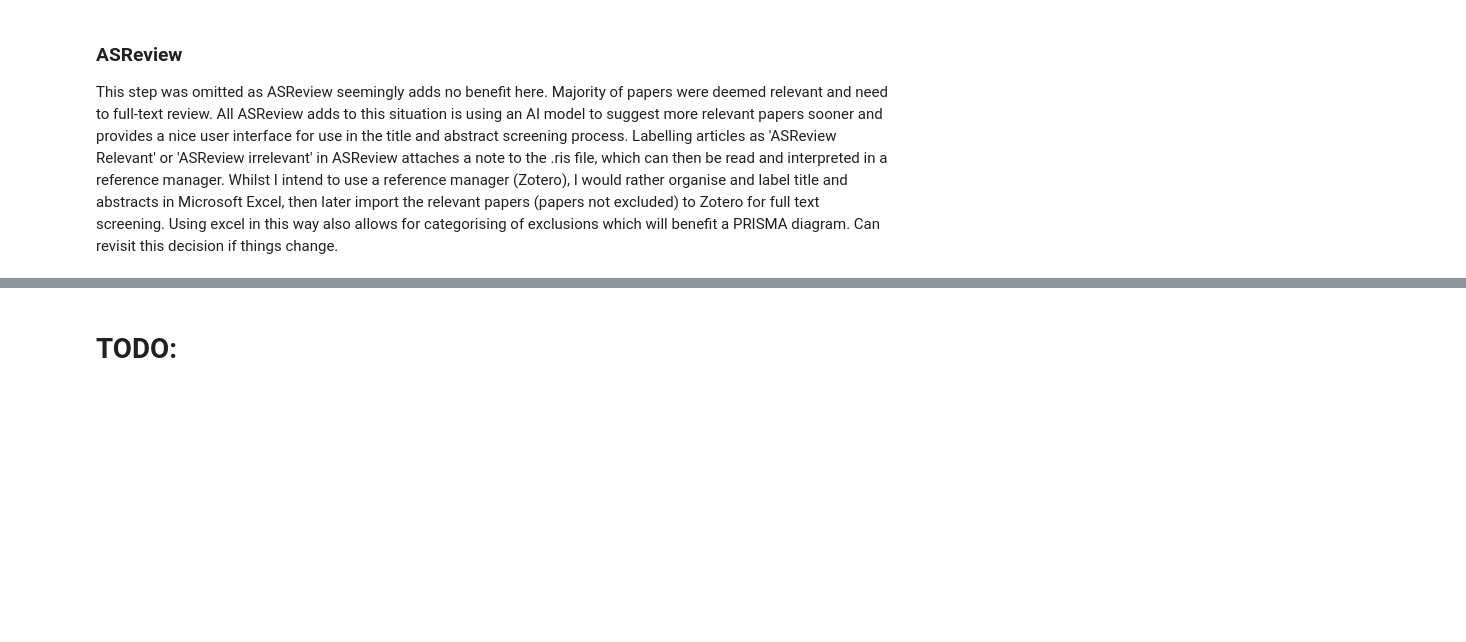
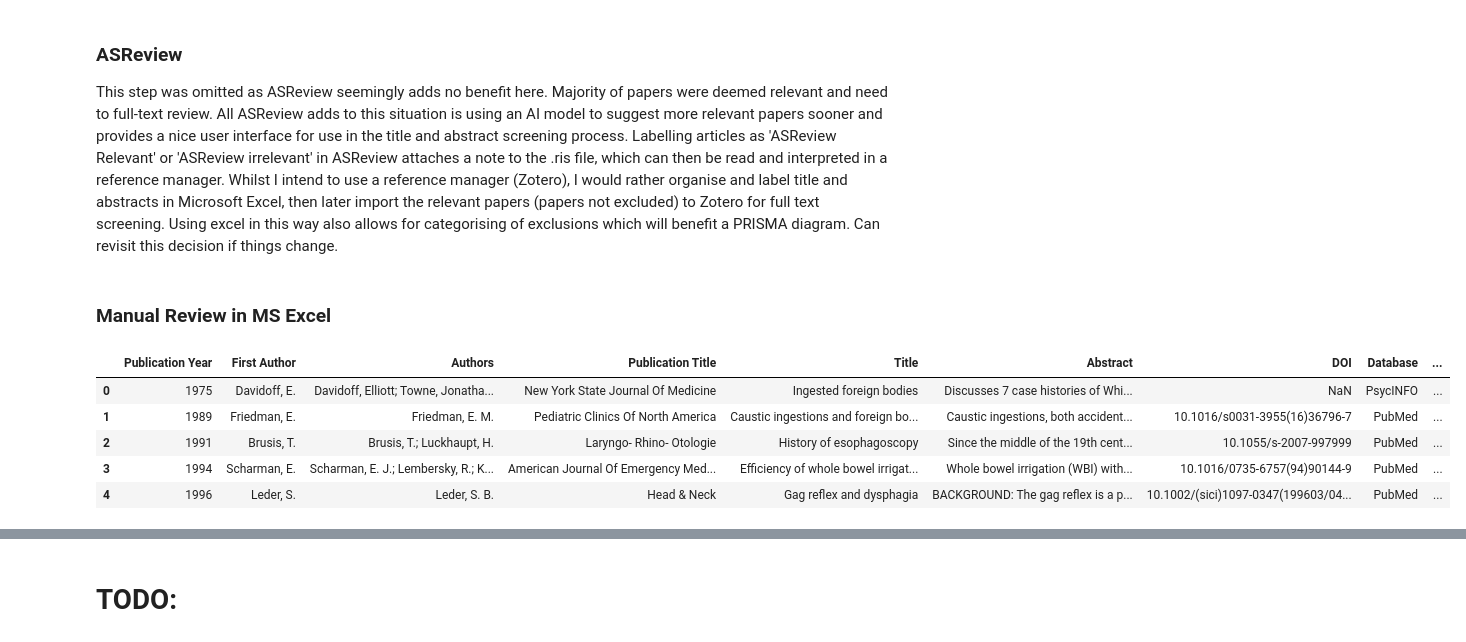
Before and after one commit to jackgedge/iifo_systematic_review, a Jupyter notebook: data_collection.ipynb, the cells around one changed output, grey strips where cells are left out. Drawn from its saved outputs; the diff is of its cells as text; code cells hidden in the pictures; blank space fills up the shorter version.

```diff
--- a/data_collection.ipynb
+++ b/data_collection.ipynb
@@ -428,3 +428,5 @@ Majority of papers were deemed relevant and need to full-text review.
 All ASReview adds to this situation is using an AI model to suggest more relevant papers sooner and provides a nice user interface for use in the title and abstract screening process.
 Labelling articles as 'ASReview Relevant' or 'ASReview irrelevant' in ASReview attaches a note to the .ris file, which can then be read and interpreted in a reference manager. Whilst I intend to use a reference manager (Zotero), I would rather organise and label title and abstracts in Microsoft Excel, then later import the relevant papers (papers not excluded) to Zotero for full text screening. Using excel in this way also allows for categorising of exclusions which will benefit a PRISMA diagram.
 Can revisit this decision if things change.
+# %% [markdown]
+### Manual Review in MS Excel
@@ -430,0 +445,16 @@ Can revisit this decision if things change.
+# %%
+# import data from title and abstract screening
+title_abstract_screened_df = pd.read_csv("/".join([INPUT_PATH, "inclusion_table.csv"]))
+
+# create dataframe of excluded papers
+title_abstract_exclude = title_abstract_screened_df[title_abstract_screened_df["Exclude"] == True]
+
+# view dataframe head (top 5 rows)
+title_abstract_exclude.head()
+# %% [output]
+|  | Publication Year | First Author | Authors | Publication Title | Title | Abstract | DOI | Database | ... |
+| 0 | 1975 | Davidoff, E. | Davidoff, Elliott; Towne, Jonatha... | New York State Journal Of Medicine | Ingested foreign bodies | Discusses 7 case histories of Whi... | NaN | PsycINFO | ... |
+| 1 | 1989 | Friedman, E. | Friedman, E. M. | Pediatric Clinics Of North America | Caustic ingestions and foreign bo... | Caustic ingestions, both accident... | 10.1016/s0031-3955(16)36796-7 | PubMed | ... |
+| 2 | 1991 | Brusis, T. | Brusis, T.; Luckhaupt, H. | Laryngo- Rhino- Otologie | History of esophagoscopy | Since the middle of the 19th cent... | 10.1055/s-2007-997999 | PubMed | ... |
+| 3 | 1994 | Scharman, E. | Scharman, E. J.; Lembersky, R.; K... | American Journal Of Emergency Med... | Efficiency of whole bowel irrigat... | Whole bowel irrigation (WBI) with... | 10.1016/0735-6757(94)90144-9 | PubMed | ... |
+| 4 | 1996 | Leder, S. | Leder, S. B. | Head & Neck | Gag reflex and dysphagia | BACKGROUND: The gag reflex is a p... | 10.1002/(sici)1097-0347(199603/04... | PubMed | ... |
```
Also changed, not shown: parts of 3 cells of this notebook, 1 other file.
